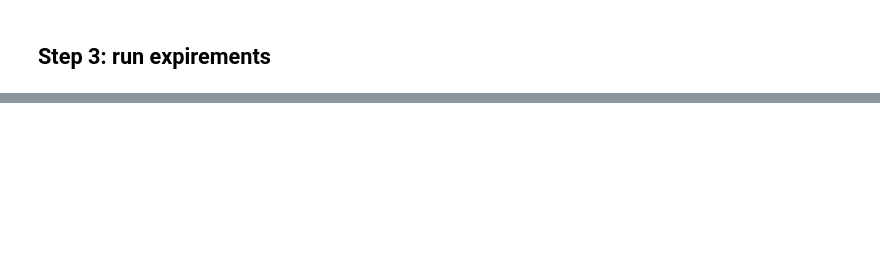
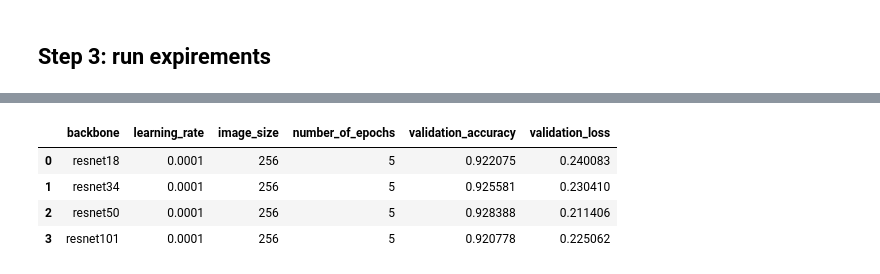
Before and after one commit to 3-Ada/image_classification, a Jupyter notebook: image_classification.ipynb, the cells around one changed output, grey strips where cells are left out. Drawn from its saved outputs; the diff is of its cells as text; code cells hidden in the pictures; blank space fills up the shorter version.

Commit message:
added step 3: run expirements

```diff
--- a/image_classification.ipynb
+++ b/image_classification.ipynb
@@ -482,0 +488,3 @@ Validation Loss: 0.2041 Validation Acc: 0.9287
+# %%
+# if GPU is avalaible training will be conducted on it, if not use CPU
+device = torch.device("cuda:0" if torch.cuda.is_available() else "cpu")
@@ -482,0 +555,14 @@ Validation Loss: 0.2041 Validation Acc: 0.9287
+# %%
+expirements_list = []
+backbone_list = ["resnet18", "resnet34", "resnet50", "resnet101"]
+learning_rate = 0.0001
+num_epochs = 5
+
+for backbone_model in backbone_list:
+  print(backbone_model)
+  acc, loss, val_acc, val_loss = run_expirement(num_epochs, learning_rate,
+                                                      image_size, backbone_model, df_images_info)
+  mean_val_acc = sum(val_acc)/len(val_acc)
+  mean_val_loss = sum(val_loss)/len(val_loss)
+  expirements_list.append((backbone_model, learning_rate, image_size, num_epochs,
+                          mean_val_acc, mean_val_loss))
@@ -482,0 +638,12 @@ Validation Loss: 0.2041 Validation Acc: 0.9287
+# %%
+df_expirements = pd.DataFrame(expirements_list,
+                              columns=['backbone', 'learning_rate',
+                                       'image_size', 'number_of_epochs',
+                                       'validation_accuracy', 'validation_loss'])
+df_expirements.head()
+# %% [output]
+|  | backbone | learning_rate | image_size | number_of_epochs | validation_accuracy | validation_loss |
+| 0 | resnet18 | 0.0001 | 256 | 5 | 0.922075 | 0.240083 |
+| 1 | resnet34 | 0.0001 | 256 | 5 | 0.925581 | 0.230410 |
+| 2 | resnet50 | 0.0001 | 256 | 5 | 0.928388 | 0.211406 |
+| 3 | resnet101 | 0.0001 | 256 | 5 | 0.920778 | 0.225062 |
```
Also changed, not shown: parts of 15 cells of this notebook.
